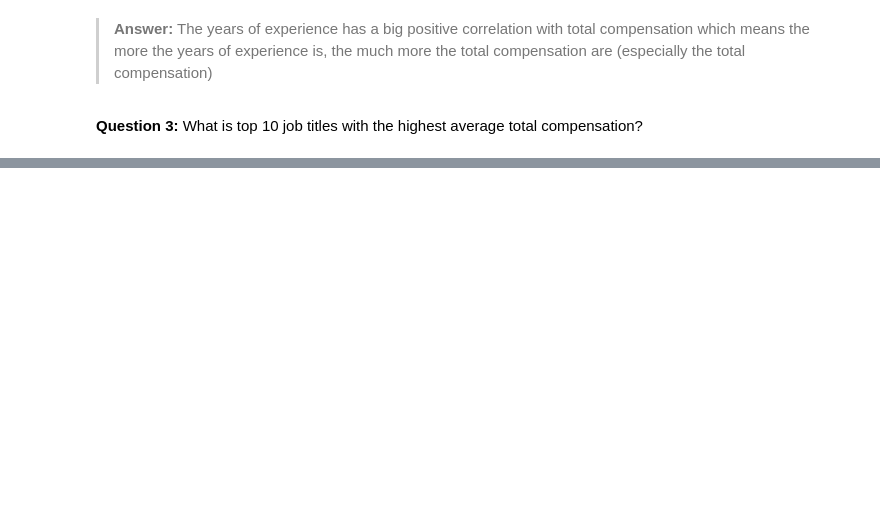
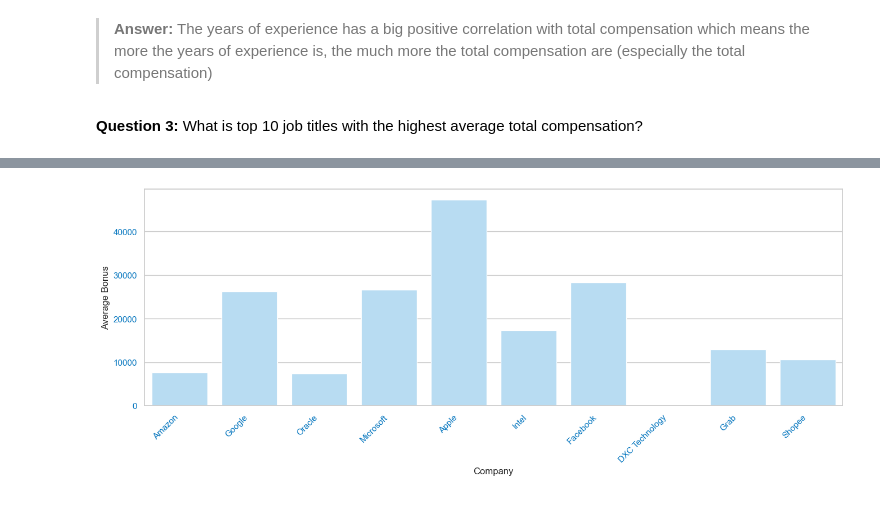
Before and after one commit to Namiscrea7or/SWE-Salary, a Jupyter notebook: notebooks/3-exploration.ipynb, the cells around one changed output, grey strips where cells are left out. Drawn from its saved outputs; the diff is of its cells as text; code cells hidden in the pictures; blank space fills up the shorter version.

```diff
--- a/notebooks/3-exploration.ipynb
+++ b/notebooks/3-exploration.ipynb
@@ -323,0 +321,9 @@ ax = sns.barplot(data=top_10_job_title, x="job_title", y= "avg_compensation", co
+# %%
+# Get the top 10 companies
+top_10_companies_bonus = pd.DataFrame()
+top_10_companies_bonus["avg_bonus"] = cleaned_data.groupby(["company", "company_size"])["bonus"].mean()
+
+top_10_companies_bonus = top_10_companies_bonus.groupby('company_size', group_keys=False).apply(lambda x: x.sort_values(by="company_size", ascending=False).head(10))
+top_10_companies_bonus = top_10_companies_bonus.sort_index(level='company_size', ascending=False).head(10)
+
+top_10_companies_bonus
@@ -323,0 +343,15 @@ ax = sns.barplot(data=top_10_job_title, x="job_title", y= "avg_compensation", co
+# %%
+# Visualize the top 10 job title with highest average total compensation
+plt.figure(figsize=(16, 5))
+plt.xticks(rotation=45)
+plt.xticks(ha='right')
+plt.xticks(color='#0174BE')
+plt.yticks(color='#0174BE')
+plt.xlabel("Company")
+plt.ylabel("Average Bonus")
+sns.set(style="whitegrid")
+ax = sns.barplot(data=top_10_companies_bonus, x="company", y= "avg_bonus", color="#AEDEFC")
+# %% [output]
+[figure, added]
+# %% [markdown]
+>
```
Also changed, not shown: parts of 13 cells of this notebook.
